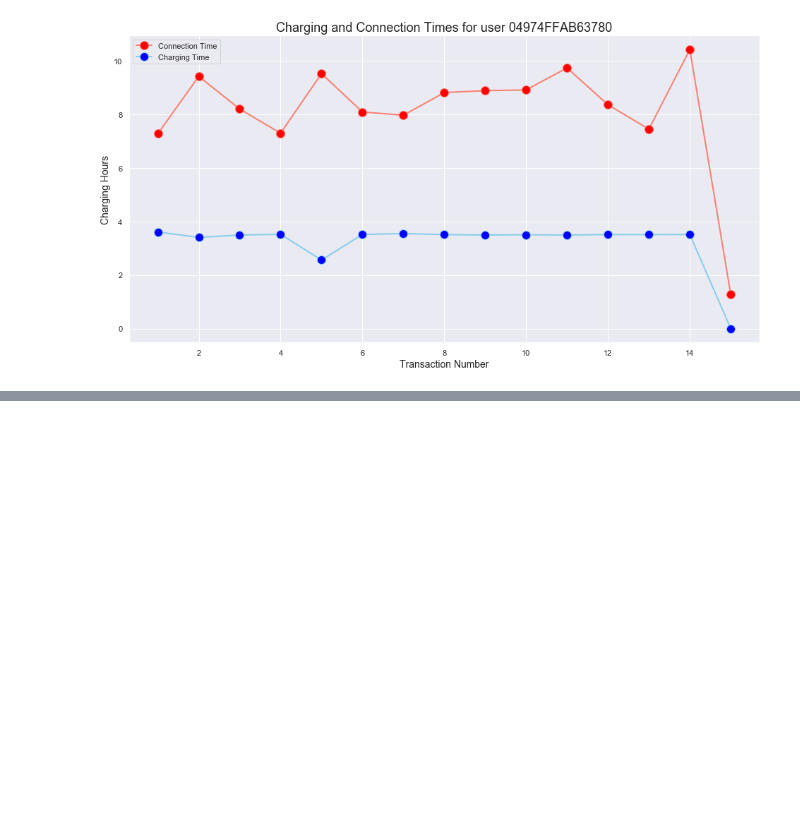
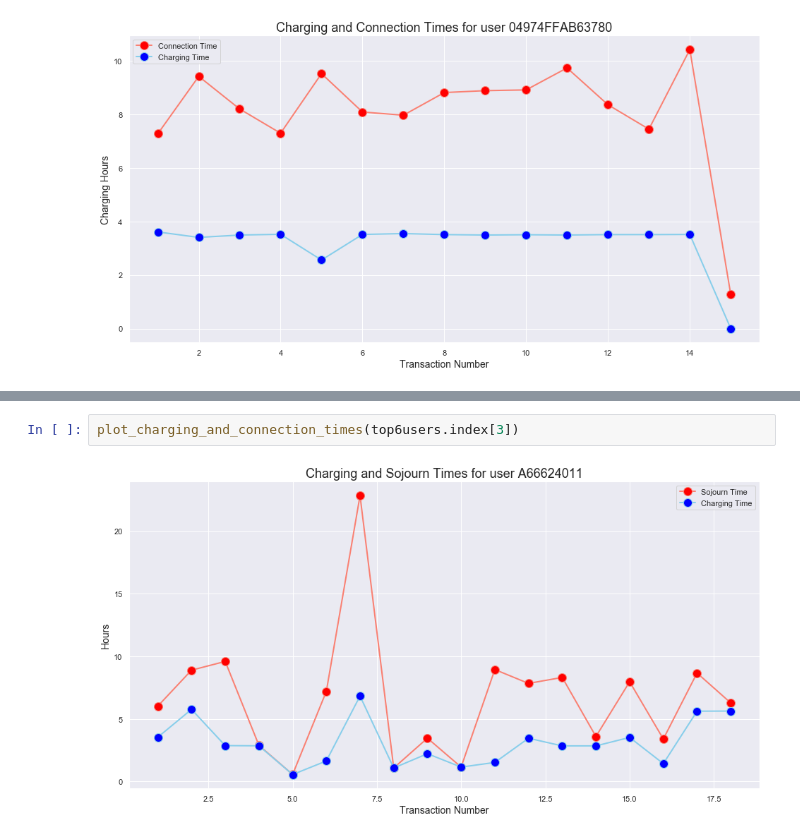
Before and after one commit to ericmassip/Smart_Charging_Of_Electric_Vehicles, a Jupyter notebook: scripts/Python/times_analysis.ipynb, the cells around one changed output, grey strips where cells are left out. Drawn from its saved outputs; the diff is of its cells as text; blank space fills up the shorter version.

```diff
--- a/scripts/Python/times_analysis.ipynb
+++ b/scripts/Python/times_analysis.ipynb
@@ -100,0 +247,4 @@ plot_charging_and_connection_times(userId)
+# %%
+plot_charging_and_connection_times(top6users.index[3])
+# %% [output]
+[figure, added]
```
Also changed, not shown: parts of 28 cells of this notebook, 18 other files.
